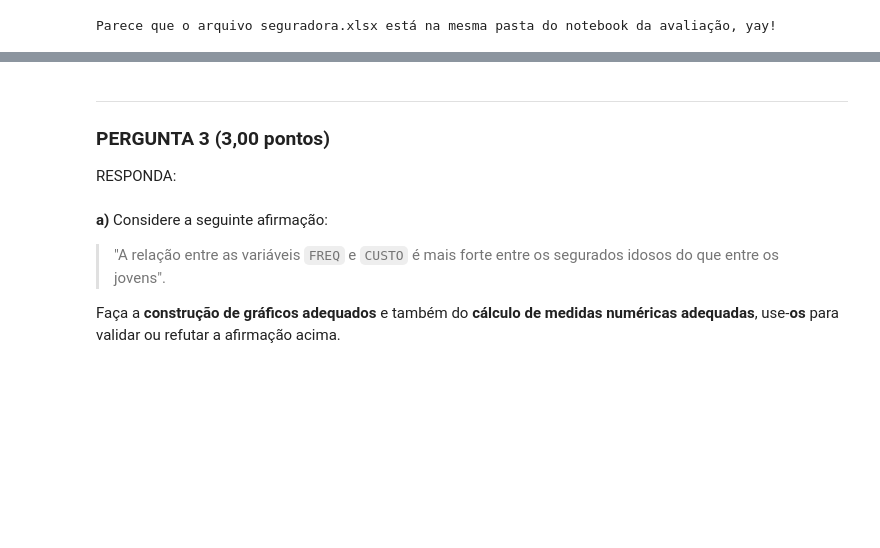
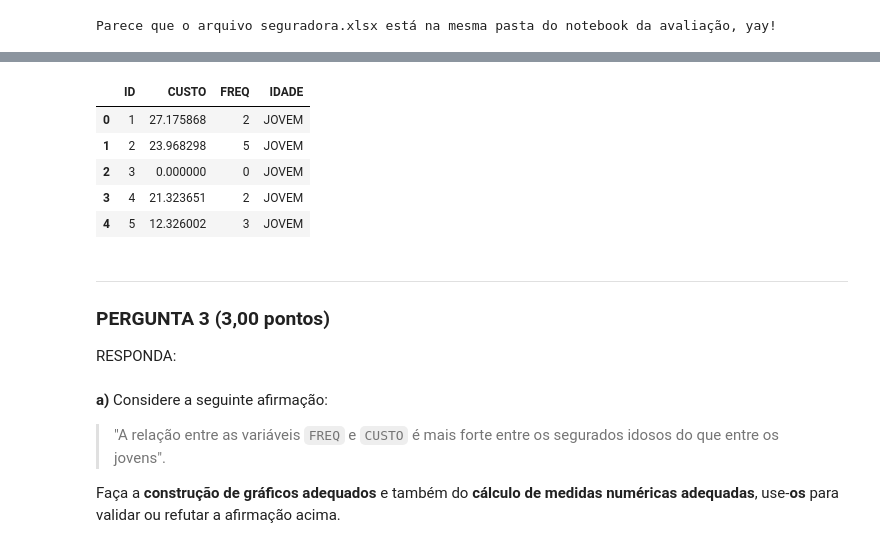
Before and after one commit to RaphaCBa9/cdados_2023_1, a Jupyter notebook: provas_anteriores/PI20222/Gabarito 2.0.ipynb, the cells around one changed output, grey strips where cells are left out. Saved outputs shown, nothing was run; the diff lists cells and outputs as text; code cells hidden in the pictures; blank space fills up the shorter version.

```diff
--- a/provas_anteriores/PI20222/Gabarito 2.0.ipynb
+++ b/provas_anteriores/PI20222/Gabarito 2.0.ipynb
@@ -340,3 +352,12 @@ jovens = df.loc[filtra_jovem,:]
+# %%
+jovens.head()
+# %% [output]
+|  | ID | CUSTO | FREQ | IDADE |
+| 0 | 1 | 27.175868 | 2 | JOVEM |
+| 1 | 2 | 23.968298 | 5 | JOVEM |
+| 2 | 3 | 0.000000 | 0 | JOVEM |
+| 3 | 4 | 21.323651 | 2 | JOVEM |
+| 4 | 5 | 12.326002 | 3 | JOVEM |
 # %% [markdown]
 ___
 <div id="p3"></div>
```
Also changed, not shown: parts of 9 cells of this notebook.
